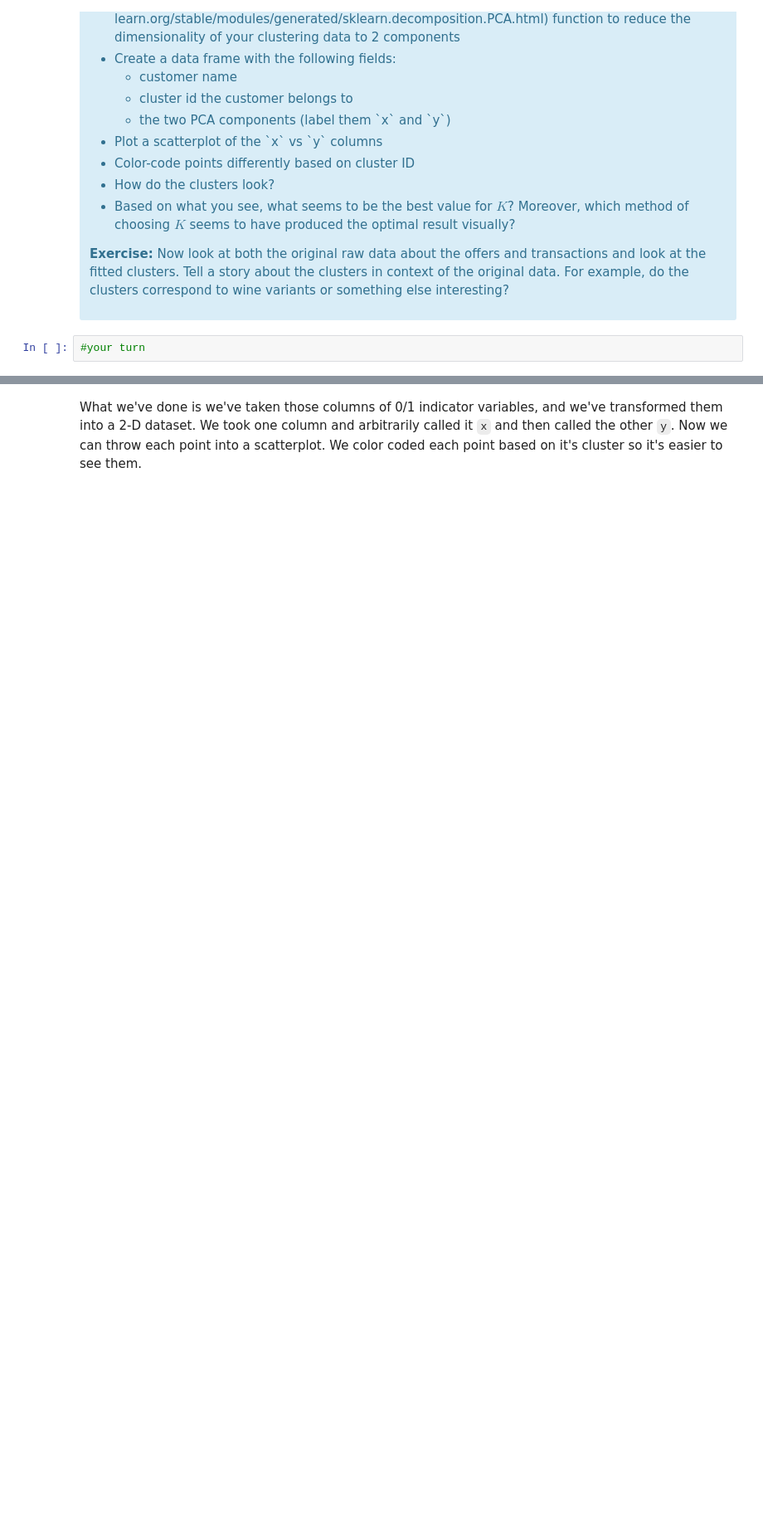
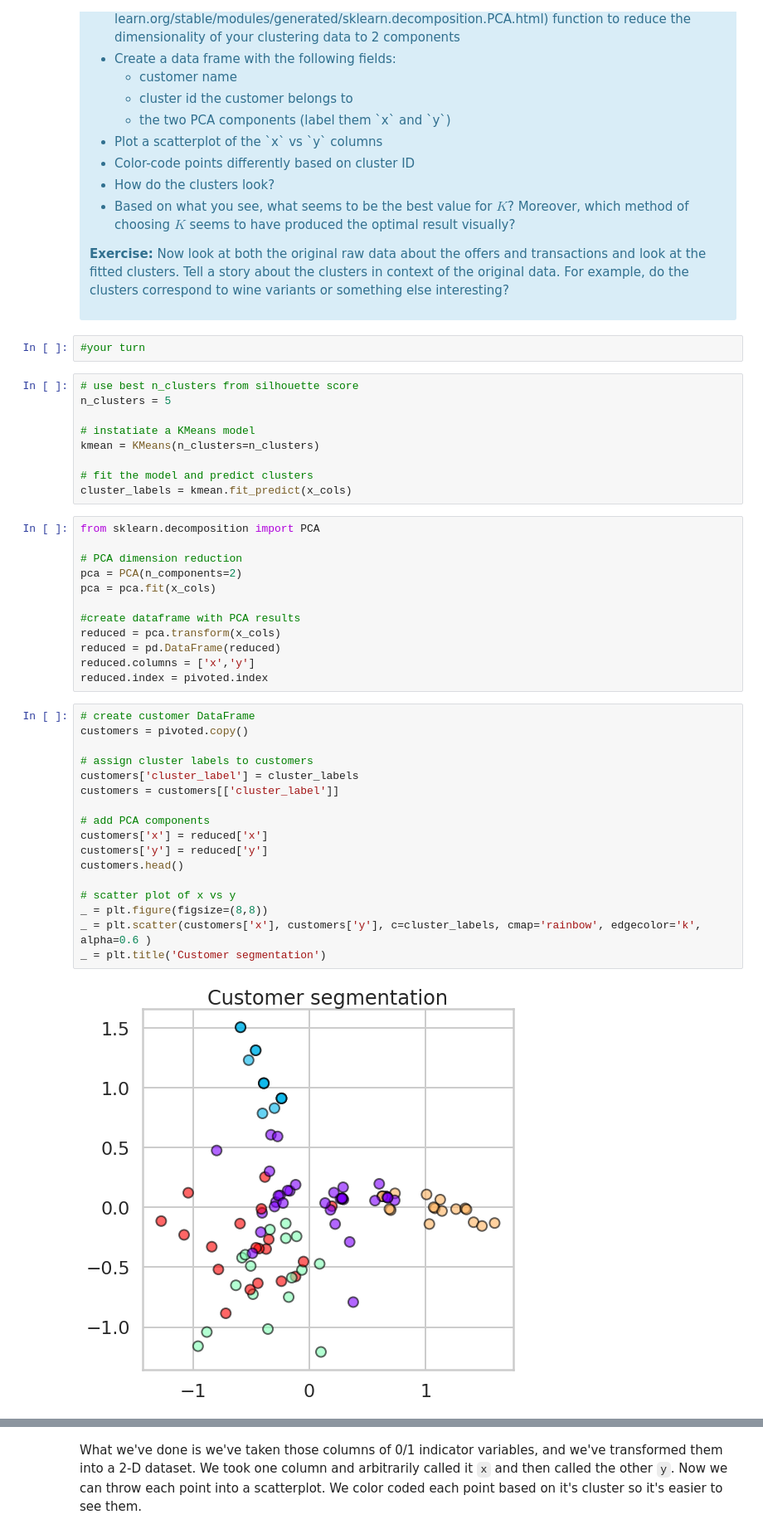
Before and after one commit to AHalarewicz/Clustering, a Jupyter notebook: clustering/Mini_Project_Clustering.ipynb, the cells around one changed output, grey strips where cells are left out. Shown at 83% size. Cells and saved outputs as stored; diff of their text form; blank space fills up the shorter version.

```diff
--- a/clustering/Mini_Project_Clustering.ipynb
+++ b/clustering/Mini_Project_Clustering.ipynb
@@ -403,3 +421,43 @@ This is only one use of PCA for dimension reduction. We can also use PCA when we
 </div>
 # %%
 #your turn
+# %%
+# use best n_clusters from silhouette score
+n_clusters = 5
+
+# instatiate a KMeans model
+kmean = KMeans(n_clusters=n_clusters)
+
+# fit the model and predict clusters
+cluster_labels = kmean.fit_predict(x_cols)
+# %%
+from sklearn.decomposition import PCA
+
+# PCA dimension reduction
+pca = PCA(n_components=2)
+pca = pca.fit(x_cols)
+
+#create dataframe with PCA results
+reduced = pca.transform(x_cols)
+reduced = pd.DataFrame(reduced)
+reduced.columns = ['x','y']
+reduced.index = pivoted.index
+# %%
+# create customer DataFrame
+customers = pivoted.copy()
+
+# assign cluster labels to customers
+customers['cluster_label'] = cluster_labels
+customers = customers[['cluster_label']]
+
+# add PCA components
+customers['x'] = reduced['x']
+customers['y'] = reduced['y']
+customers.head()
+
+# scatter plot of x vs y
+_ = plt.figure(figsize=(8,8))
+_ = plt.scatter(customers['x'], customers['y'], c=cluster_labels, cmap='rainbow', edgecolor='k', alpha=0.6 )
+_ = plt.title('Customer segmentation')
+# %% [output]
+[figure, added]
```
Also changed, not shown: parts of 13 cells of this notebook.
